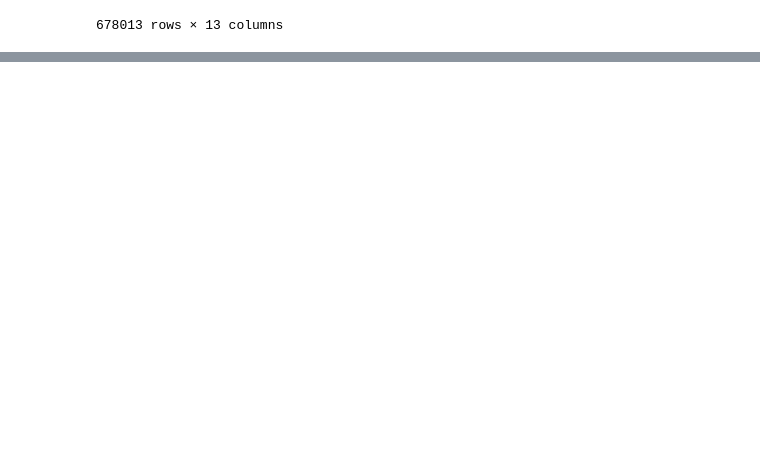
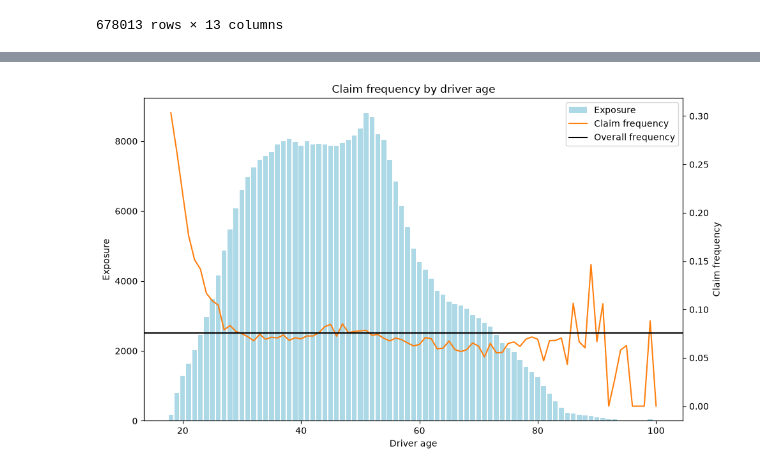
Before and after one commit to ollielloyd412/claims-modelling, a Jupyter notebook: notebooks/tableformatting.ipynb, the cells around one changed output, grey strips where cells are left out. Saved outputs shown, nothing was run; the diff lists cells and outputs as text; code cells hidden in the pictures; blank space fills up the shorter version.

Commit message:
Added figures to explore the data set

```diff
--- a/notebooks/tableformatting.ipynb
+++ b/notebooks/tableformatting.ipynb
@@ -25,0 +44,12 @@ df
+# %%
+# Cleaning the dataset
+
+df = df[df["Exposure"] <= 1] # removes rows where Exposure is greater than 1, as it is a one-year dataset
+df = df[df["VehAge"] <= 15] # removes rows where VehAge is greater than 15, as these are considered outliers
+df = df[df["ClaimNb"] <= 4] # removes rows where ClaimNb is greater than 4, as these are considered outliers
+df.loc[
+    (df["TotalClaimAmount"] == 0) & (df["ClaimNb"] > 0),
+    "ClaimNb"
+] = 0  # removes rows where TotalClaimAmount is 0 but ClaimNb is greater than 0, as these are considered invalid
+
+df.sort_values(by="BonusMalus")
@@ -25,0 +87,33 @@ df
+# %%
+from matplotlib import pyplot as plt
+
+by_age = (
+    df.groupby("DrivAge")
+      .agg(claims=("ClaimNb", "sum"), exposure=("Exposure", "sum"))
+)
+
+by_age["claim_frequency"] = by_age["claims"] / by_age["exposure"]
+
+overall_frequency = df["ClaimNb"].sum() / df["Exposure"].sum()
+
+fig, ax1 = plt.subplots(figsize=(10, 6))
+
+ax1.bar(by_age.index, by_age["exposure"], color="lightblue", label="Exposure")
+ax1.set_xlabel("Driver age")
+ax1.set_ylabel("Exposure")
+
+ax2 = ax1.twinx()
+ax2.plot(by_age.index, by_age["claim_frequency"], color = "tab:orange", label = "Claim frequency")
+ax2.axhline(overall_frequency, color="black", label = "Overall frequency")
+ax2.set_ylabel("Claim frequency")
+ax1.set_title("Claim frequency by driver age")
+
+h1, l1 = ax1.get_legend_handles_labels()
+h2, l2 = ax2.get_legend_handles_labels()
+ax1.legend(h1 + h2, l1 + l2, loc="upper right")
+
+plt.tight_layout()
+plt.savefig("../figures/claim_frequency_by_driver_age.png", dpi = 150)
+plt.show()
+# %% [output]
+[figure, added]
```
Also changed, not shown: parts of 10 cells of this notebook, 5 other files.
